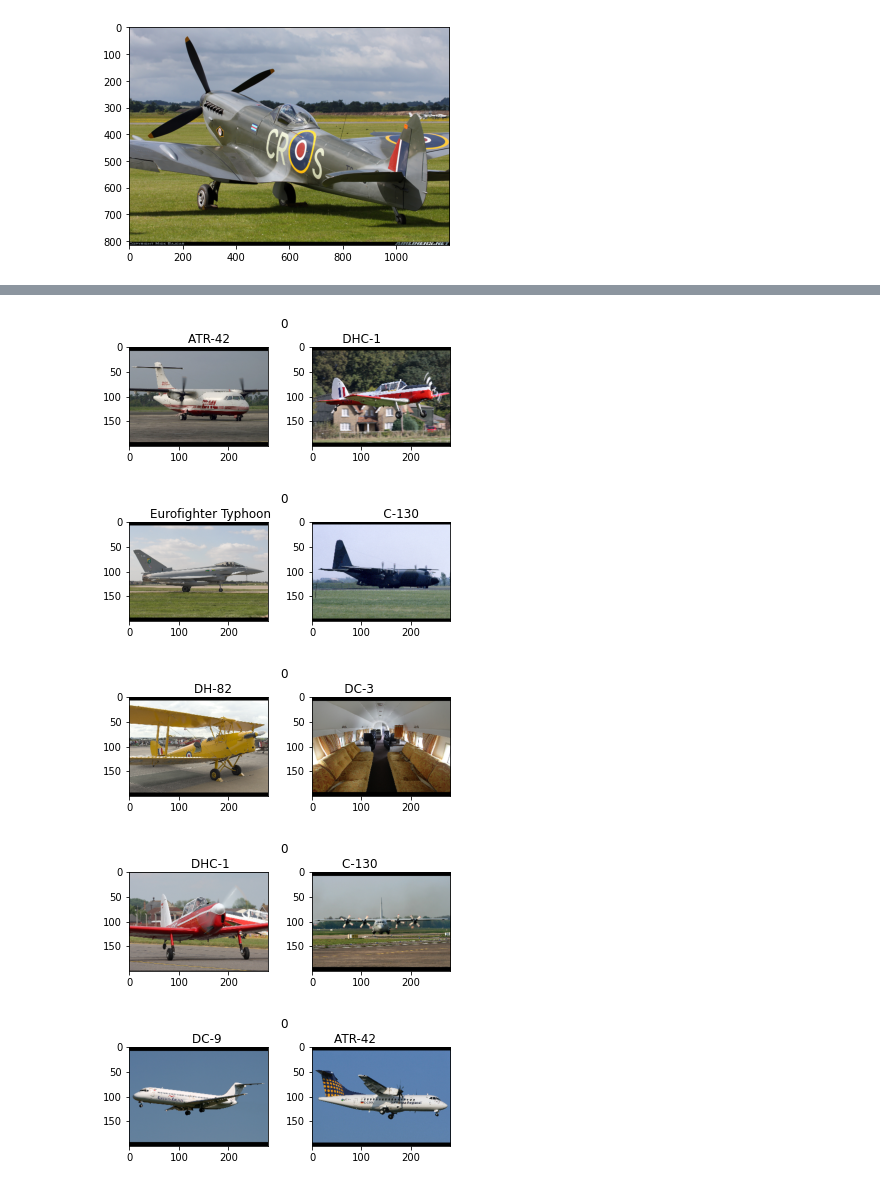
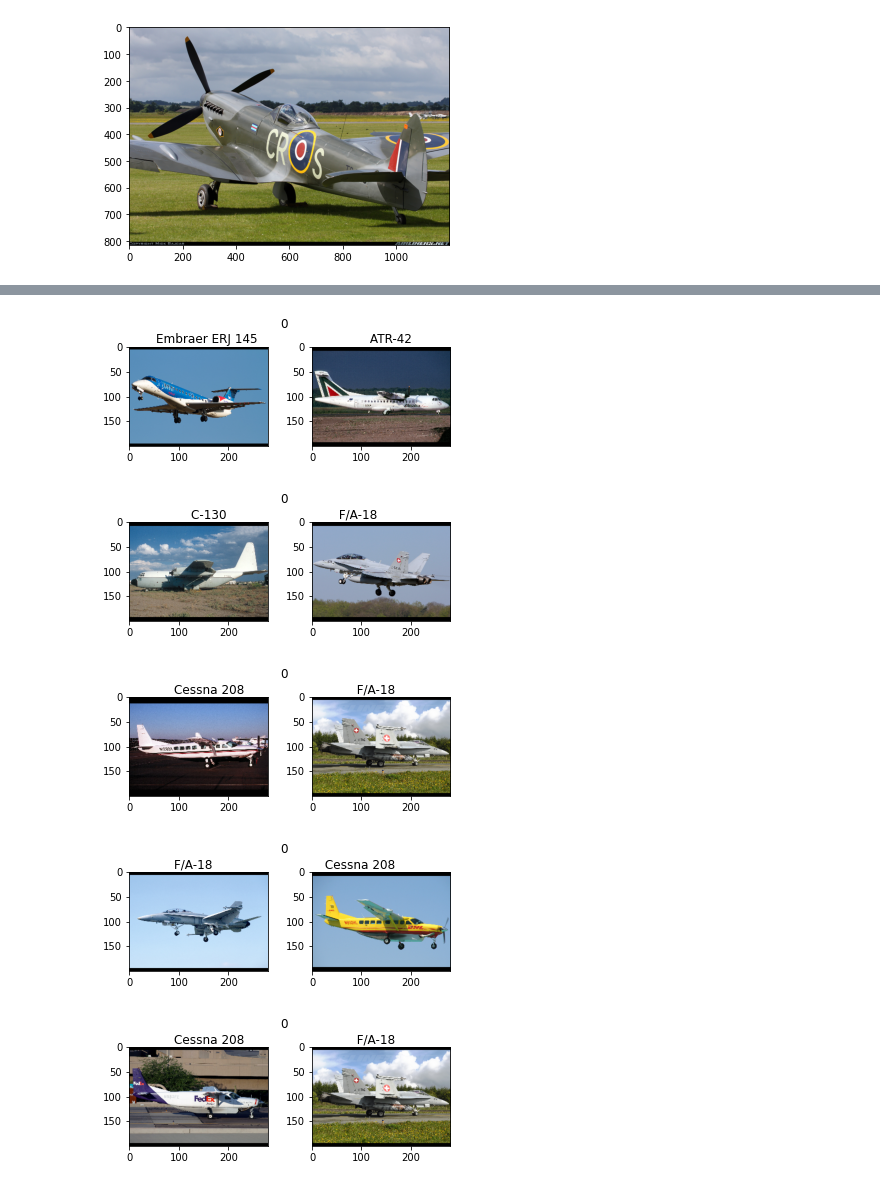
Before and after one commit to beetee17/few_shot_learning, a Jupyter notebook: aircraft/aircraft_prep.ipynb, the cells around one changed output, grey strips where cells are left out. Saved outputs shown, nothing was run; the diff lists cells and outputs as text; code cells hidden in the pictures.

```diff
--- a/aircraft/aircraft_prep.ipynb
+++ b/aircraft/aircraft_prep.ipynb
@@ -20,7 +21,7 @@ INFO:tensorflow:Enabling resource variables
 INFO:tensorflow:Enabling tensor equality
 INFO:tensorflow:Enabling control flow v2
 # %%
-kwargs = {'X_train' : True,
-          'Y_train' : True}
+kwargs = {'X_val' : True,
+          'Y_val' : True,}
 data = load_data(path="D://", **kwargs)
 # %% [output]
@@ -153,5 +180,5 @@ C-130
 # %%
-neg_pairs, neg_labels, neg_raw_labels = preprocess.make_negative_pairs(data['X_train'], data['Y_train'], N=15000)
+neg_pairs, neg_labels, neg_raw_labels = preprocess.make_negative_pairs(data['X_val'], data['Y_val'], N=3000)
 print(neg_pairs.shape, neg_labels.shape, len(neg_raw_labels))
 # %% [output]
 0
@@ -182,9 +198,9 @@ utils.show_pairs(5, pos_pairs, pos_labels, pos_raw_labels, random=True)
 # %%
-utils.show_pairs(5, neg_pairs, neg_labels, neg_raw_labels, random=True)
+utils.show_pairs(5, neg_pairs, neg_labels, neg_raw_labels, random=False)
 # %% [output]
-[figure, old version]
+[figure, new version]
-[figure, old version]
+[figure, new version]
-[figure, old version]
+[figure, new version]
-[figure, old version]
+[figure, new version]
-[figure, old version]
+[figure, new version]
 # %%
```
Also changed, not shown: parts of 18 cells of this notebook.
